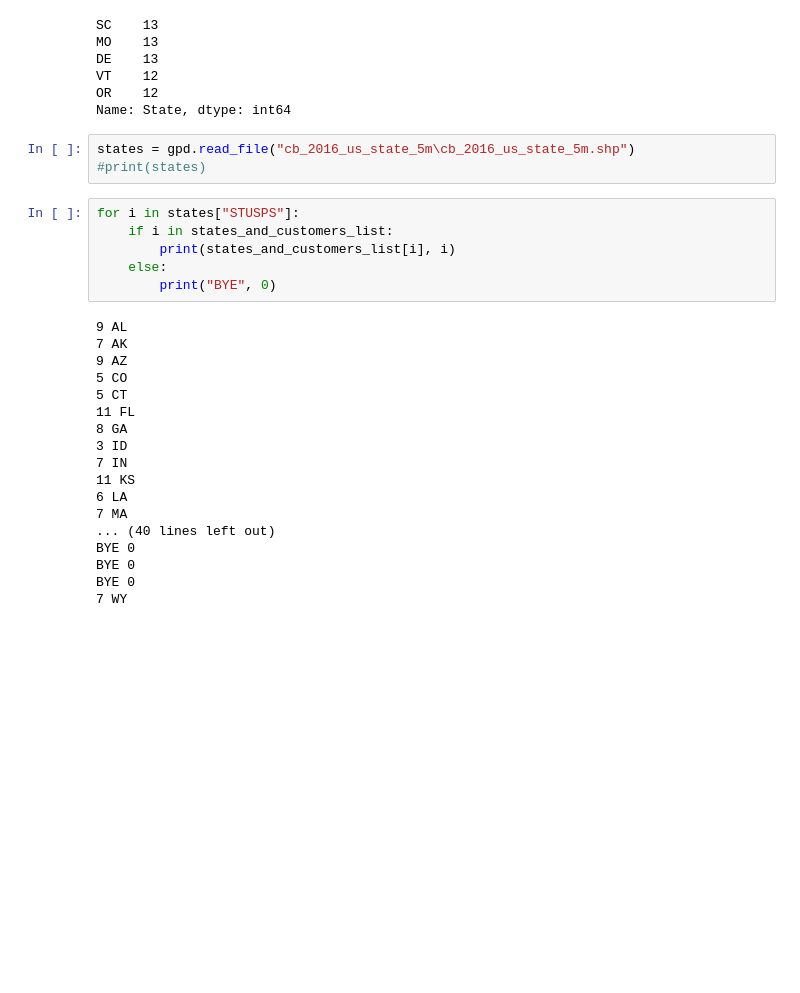
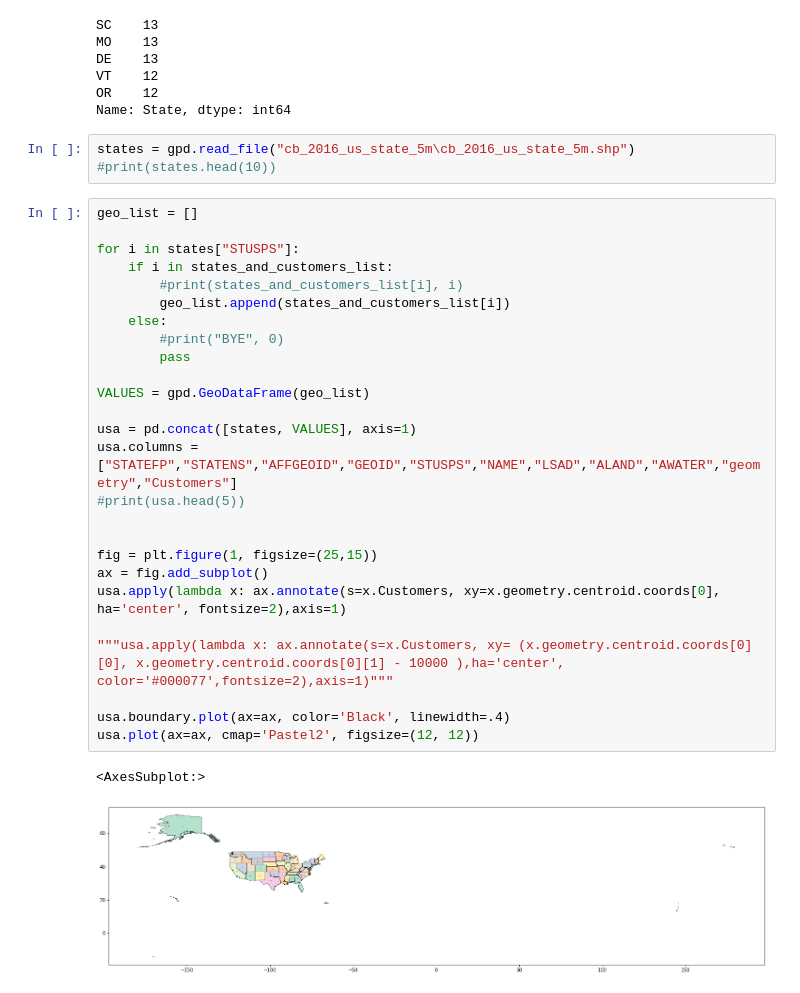
Before and after one commit to JustinSms/Ecommerce_Clustering_2, a Jupyter notebook: pandas_analysis.ipynb, the cells around one changed output. Saved outputs shown, nothing was run; the diff lists cells and outputs as text; blank space fills up the shorter version.

```diff
--- a/pandas_analysis.ipynb
+++ b/pandas_analysis.ipynb
@@ -52,29 +54,34 @@ OR    12
 Name: State, dtype: int64
 # %%
 states = gpd.read_file("cb_2016_us_state_5m\cb_2016_us_state_5m.shp")
-#print(states)
+#print(states.head(10))
-# %%
-for i in states["STUSPS"]:
-    if i in states_and_customers_list:
-        print(states_and_customers_list[i], i)
-    else:
-        print("BYE", 0)
-# %% [output]
-9 AL
-7 AK
-9 AZ
-5 CO
-5 CT
-11 FL
-8 GA
-3 ID
-7 IN
-11 KS
-6 LA
-7 MA
-... (40 lines left out)
-BYE 0
-BYE 0
-BYE 0
-7 WY
+# %%
+geo_list = []
+
+for i in states["STUSPS"]:
+    if i in states_and_customers_list:
+        #print(states_and_customers_list[i], i)
+        geo_list.append(states_and_customers_list[i])
+    else:
+        #print("BYE", 0)
+        pass
+
+VALUES = gpd.GeoDataFrame(geo_list)
+
+usa = pd.concat([states, VALUES], axis=1)
+usa.columns = ["STATEFP","STATENS","AFFGEOID","GEOID","STUSPS","NAME","LSAD","ALAND","AWATER","geometry","Customers"]
+#print(usa.head(5))
+
+
+fig = plt.figure(1, figsize=(25,15))
+ax = fig.add_subplot()
+usa.apply(lambda x: ax.annotate(s=x.Customers, xy=x.geometry.centroid.coords[0], ha='center', fontsize=2),axis=1)
+
+"""usa.apply(lambda x: ax.annotate(s=x.Customers, xy= (x.geometry.centroid.coords[0][0], x.geometry.centroid.coords[0][1] - 10000 ),ha='center', color='#000077',fontsize=2),axis=1)"""
+
+usa.boundary.plot(ax=ax, color='Black', linewidth=.4)
+usa.plot(ax=ax, cmap='Pastel2', figsize=(12, 12))
+# %% [output]
+<AxesSubplot:>
+[figure, added]
 # %%
```
Also changed, not shown: parts of 2 cells of this notebook.
